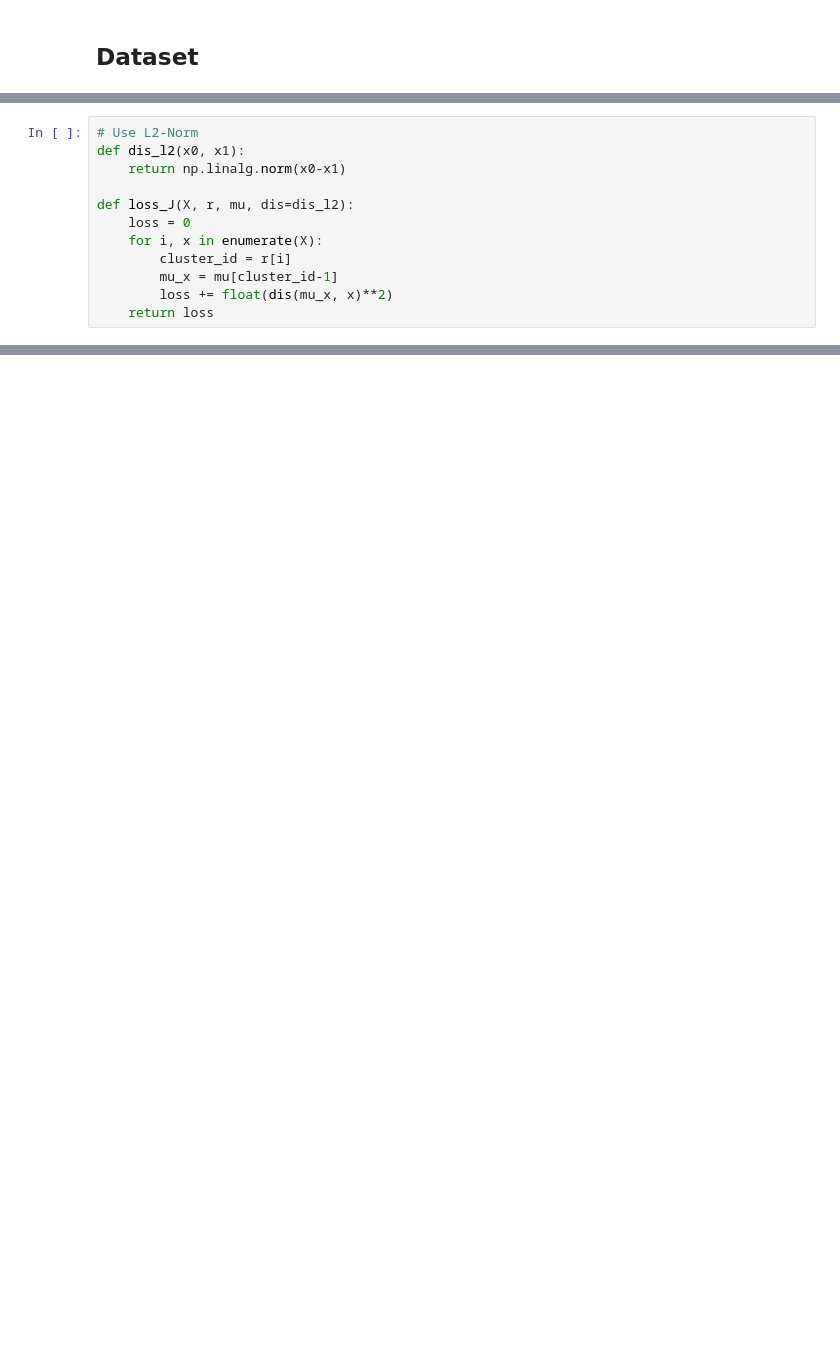
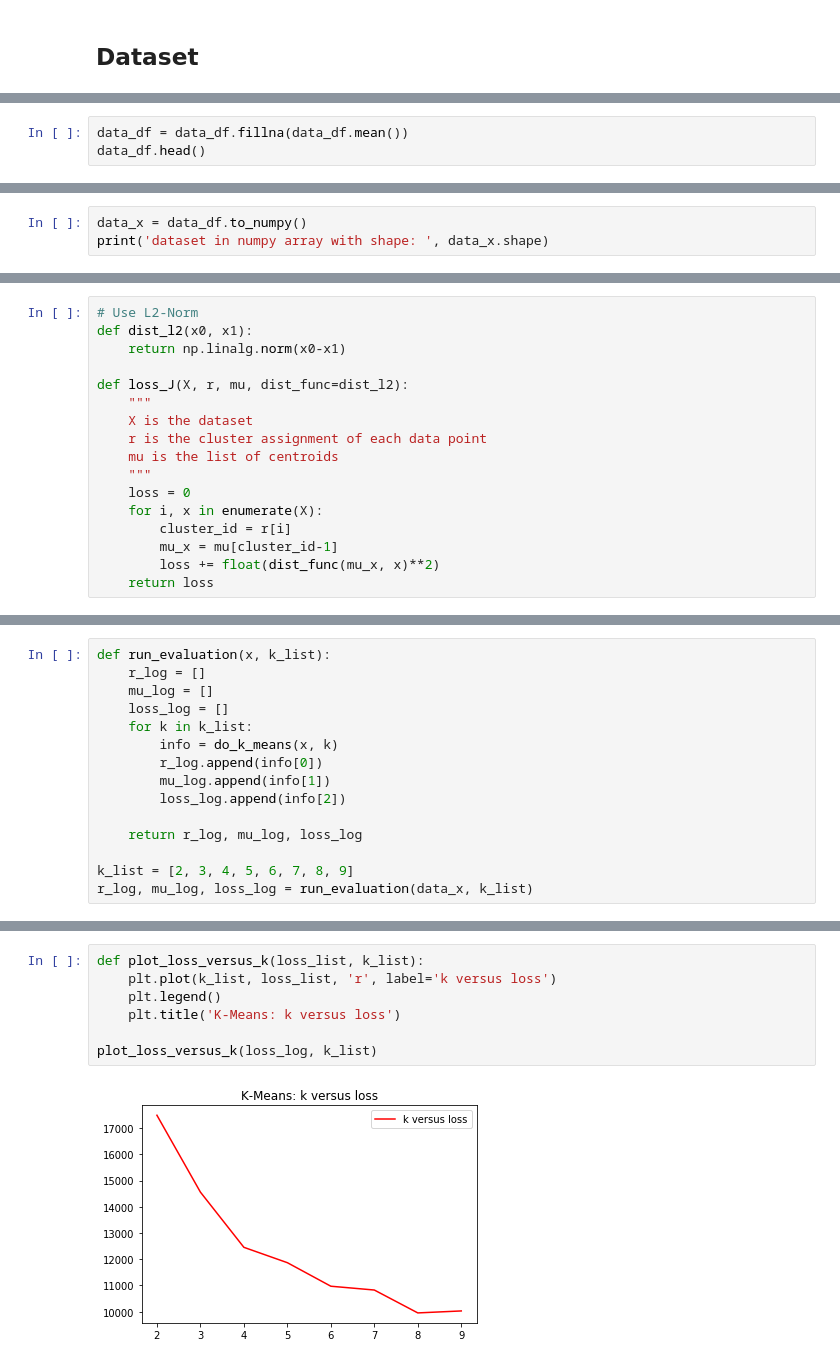
Before and after one commit to GuanSuns/Statistical-Machine-Learning, a Jupyter notebook: K-Means.ipynb, the cells around one changed output, grey strips where cells are left out. Cells and saved outputs as stored; diff of their text form; blank space fills up the shorter version.

Commit message:
add k-means from scratch

```diff
--- a/K-Means.ipynb
+++ b/K-Means.ipynb
@@ -15,0 +41,3 @@ Text(0.5, 1.0, 'Data Points')
+# %%
+data_df = data_df.fillna(data_df.mean())
+data_df.head()
@@ -15,0 +51,3 @@ Text(0.5, 1.0, 'Data Points')
+# %%
+data_x = data_df.to_numpy()
+print('dataset in numpy array with shape: ', data_x.shape)
@@ -16,12 +60,17 @@ Text(0.5, 1.0, 'Data Points')
 # %%
 # Use L2-Norm
-def dis_l2(x0, x1):
+def dist_l2(x0, x1):
     return np.linalg.norm(x0-x1)
 
-def loss_J(X, r, mu, dis=dis_l2):
+def loss_J(X, r, mu, dist_func=dist_l2):
+    """
+    X is the dataset
+    r is the cluster assignment of each data point
+    mu is the list of centroids
+    """
     loss = 0
     for i, x in enumerate(X):
         cluster_id = r[i]
         mu_x = mu[cluster_id-1]
-        loss += float(dis(mu_x, x)**2)
+        loss += float(dist_func(mu_x, x)**2)
     return loss
@@ -123,0 +134,15 @@ Converged!
+# %%
+def run_evaluation(x, k_list):
+    r_log = []
+    mu_log = []
+    loss_log = []
+    for k in k_list:
+        info = do_k_means(x, k)
+        r_log.append(info[0])
+        mu_log.append(info[1])
+        loss_log.append(info[2])
+
+    return r_log, mu_log, loss_log
+
+k_list = [2, 3, 4, 5, 6, 7, 8, 9]
+r_log, mu_log, loss_log = run_evaluation(data_x, k_list)
@@ -123,0 +162,9 @@ Converged!
+# %%
+def plot_loss_versus_k(loss_list, k_list):
+    plt.plot(k_list, loss_list, 'r', label='k versus loss')
+    plt.legend()
+    plt.title('K-Means: k versus loss')
+
+plot_loss_versus_k(loss_log, k_list)
+# %% [output]
+[figure, added]
```
Also changed, not shown: parts of 16 cells of this notebook, 1 other file.
